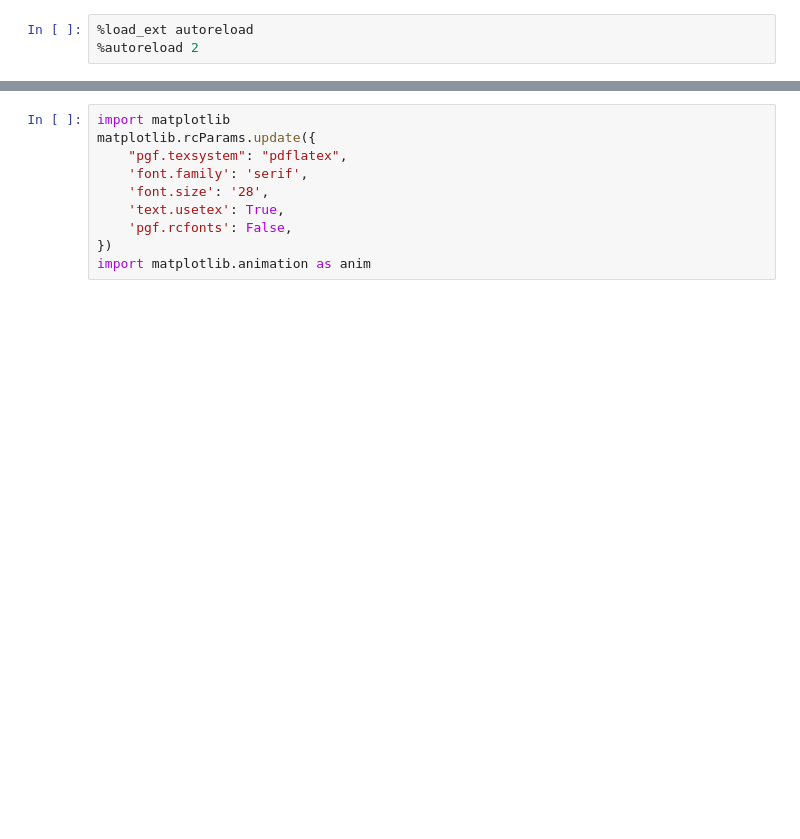
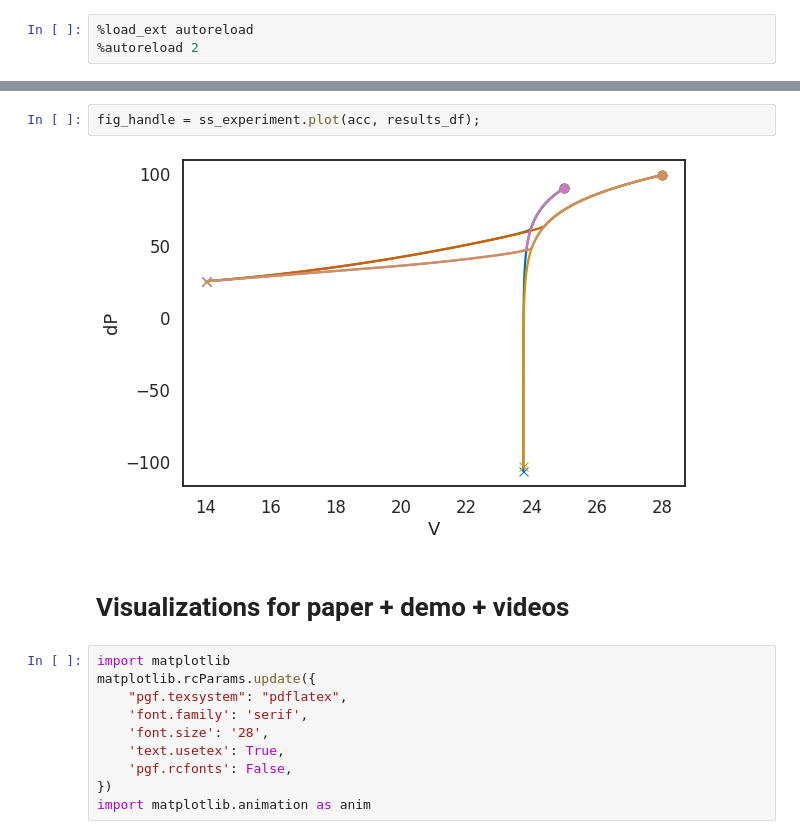
Before and after one commit to UCSD-SASLab/refineCBF, a Jupyter notebook: examples/acc.ipynb, the cells around one changed output, grey strips where cells are left out. Saved outputs shown, nothing was run; the diff lists cells and outputs as text; blank space fills up the shorter version.

```diff
--- a/examples/acc.ipynb
+++ b/examples/acc.ipynb
@@ -14,3 +190,9 @@ import jax.numpy as jnp
+# %%
+fig_handle = ss_experiment.plot(acc, results_df);
+# %% [output]
+[figure, added]
+# %% [markdown]
+# Visualizations for paper + demo + videos
 # %%
 import matplotlib
 matplotlib.rcParams.update({
```
Also changed, not shown: parts of 68 cells of this notebook, 1 other file.
